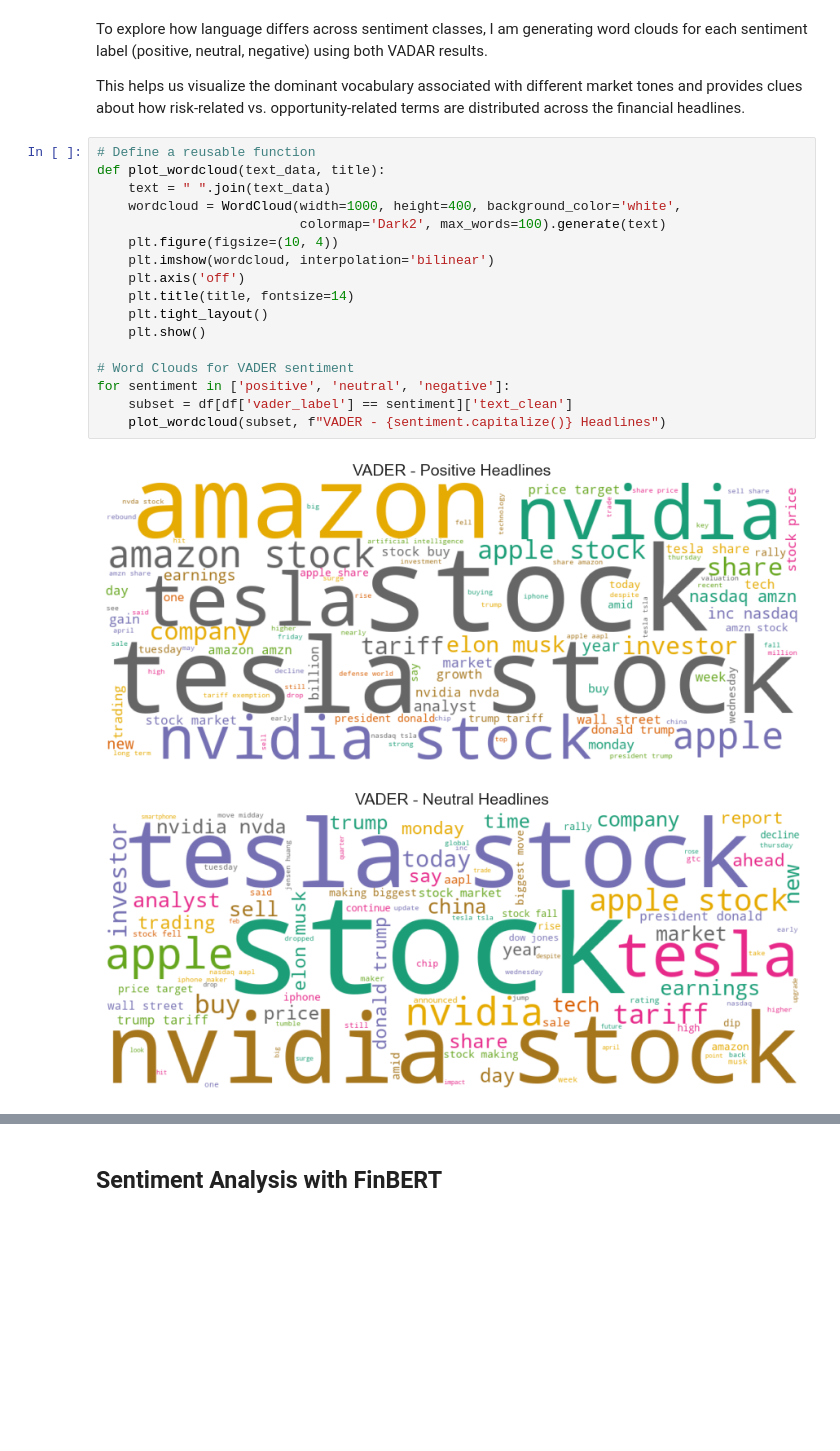
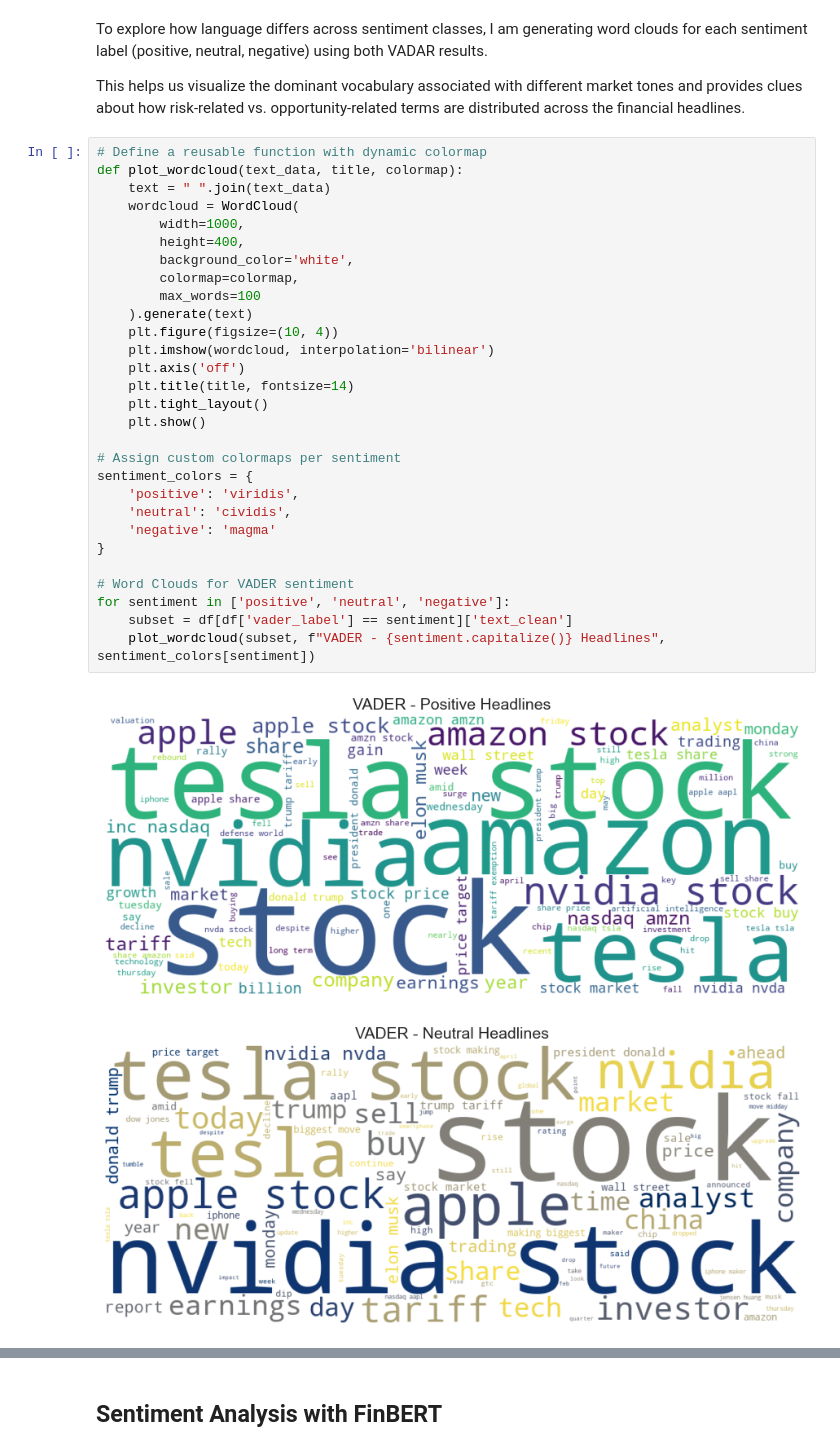
Before and after one commit to mansari40/NLP-FinancialRisk-Project, a Jupyter notebook: Final Project_Predicting financial risk using NLP.ipynb, the cells around one changed output, grey strips where cells are left out. Saved outputs shown, nothing was run; the diff lists cells and outputs as text; blank space fills up the shorter version.

```diff
--- a/Final Project_Predicting financial risk using NLP.ipynb
+++ b/Final Project_Predicting financial risk using NLP.ipynb
@@ -444,22 +414,34 @@ To explore how language differs across sentiment classes, I am generating word c
 
 This helps us visualize the dominant vocabulary associated with different market tones and provides clues about how risk-related vs. opportunity-related terms are distributed across the financial headlines.
 # %%
-# Define a reusable function
-def plot_wordcloud(text_data, title):
+# Define a reusable function with dynamic colormap
+def plot_wordcloud(text_data, title, colormap):
     text = " ".join(text_data)
-    wordcloud = WordCloud(width=1000, height=400, background_color='white',
-                          colormap='Dark2', max_words=100).generate(text)
+    wordcloud = WordCloud(
+        width=1000,
+        height=400,
+        background_color='white',
+        colormap=colormap,
+        max_words=100
+    ).generate(text)
     plt.figure(figsize=(10, 4))
     plt.imshow(wordcloud, interpolation='bilinear')
     plt.axis('off')
     plt.title(title, fontsize=14)
     plt.tight_layout()
     plt.show()
 
+# Assign custom colormaps per sentiment
+sentiment_colors = {
+    'positive': 'viridis',
+    'neutral': 'cividis',
+    'negative': 'magma'
+}
+
 # Word Clouds for VADER sentiment
 for sentiment in ['positive', 'neutral', 'negative']:
     subset = df[df['vader_label'] == sentiment]['text_clean']
-    plot_wordcloud(subset, f"VADER - {sentiment.capitalize()} Headlines")
+    plot_wordcloud(subset, f"VADER - {sentiment.capitalize()} Headlines", sentiment_colors[sentiment])
 # %% [output]
-[figure, old version]
+[figure, new version]
-[figure, old version]
+[figure, new version]
```
Also changed, not shown: parts of 14 cells of this notebook.
